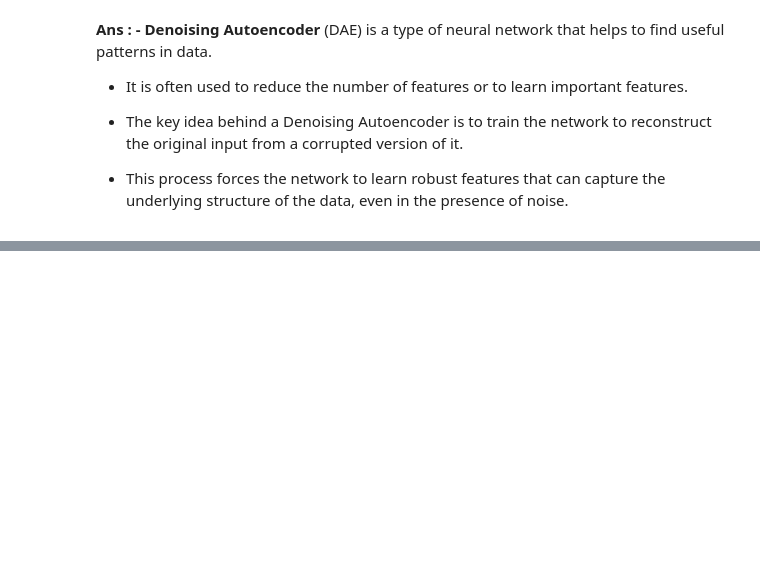
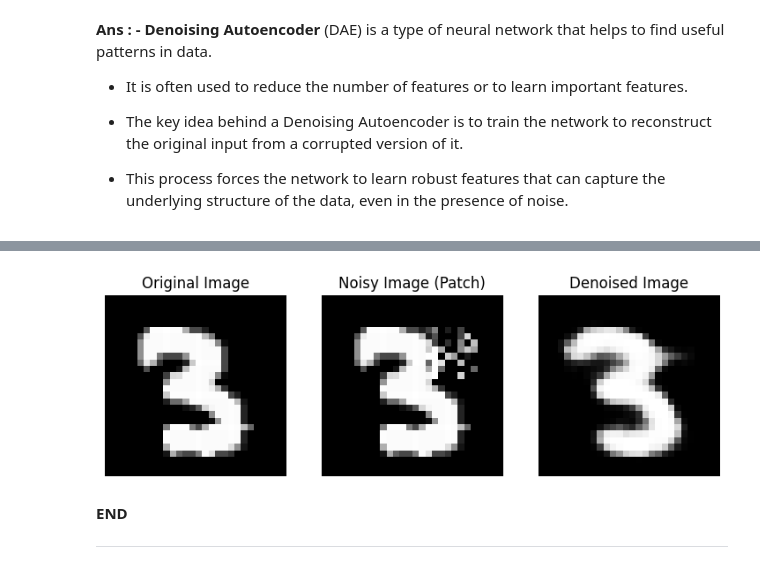
Before and after one commit to ranjanchoubey/ml2, a Jupyter notebook: assignment-1/Q1-Autoencoder.ipynb, the cells around one changed output, grey strips where cells are left out. Drawn from its saved outputs; the diff is of its cells as text; code cells hidden in the pictures; blank space fills up the shorter version.

```diff
--- a/assignment-1/Q1-Autoencoder.ipynb
+++ b/assignment-1/Q1-Autoencoder.ipynb
@@ -155,0 +215,3 @@ for epoch in range(num_epochs):
+# %%
+patch_size = 8
+num_epochs = 30
@@ -155,0 +314,27 @@ for epoch in range(num_epochs):
+# %%
+with torch.no_grad():
+  output = output.view(-1, 1, 28, 28)
+  img = img.view(-1, 1, 28, 28)
+  noisy_img = noisy_img.view(-1, 1, 28, 28)
+
+  # Plotting
+  fig, axes = plt.subplots(1, 3, figsize=(9, 3))
+  axes[0].imshow(img[2].cpu().squeeze(), cmap='gray')
+  axes[0].set_title('Original Image')
+  axes[0].axis('off')
+
+  axes[1].imshow(noisy_img[2].cpu().squeeze(), cmap='gray')
+  axes[1].set_title('Noisy Image (Patch)')
+  axes[1].axis('off')
+
+  axes[2].imshow(output[2].cpu().squeeze(), cmap='gray')
+  axes[2].set_title('Denoised Image')
+  axes[2].axis('off')
+
+  plt.show()
+# %% [output]
+[figure, added]
+# %% [markdown]
+**END**
+
+----
```
Also changed, not shown: parts of 19 cells of this notebook.
